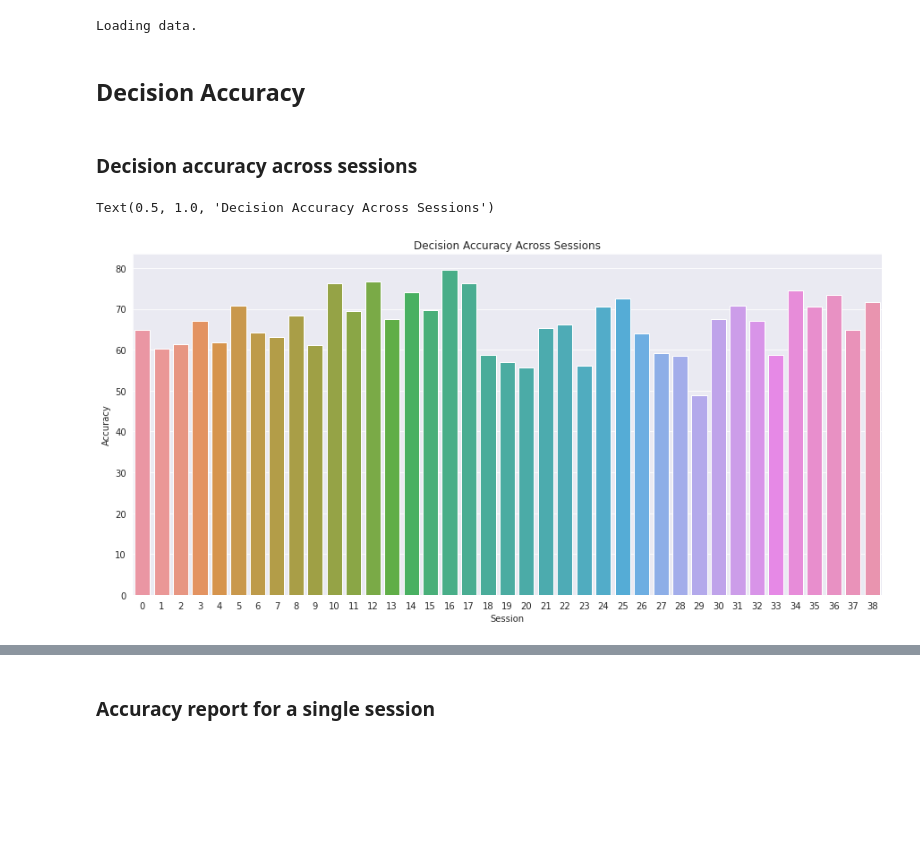
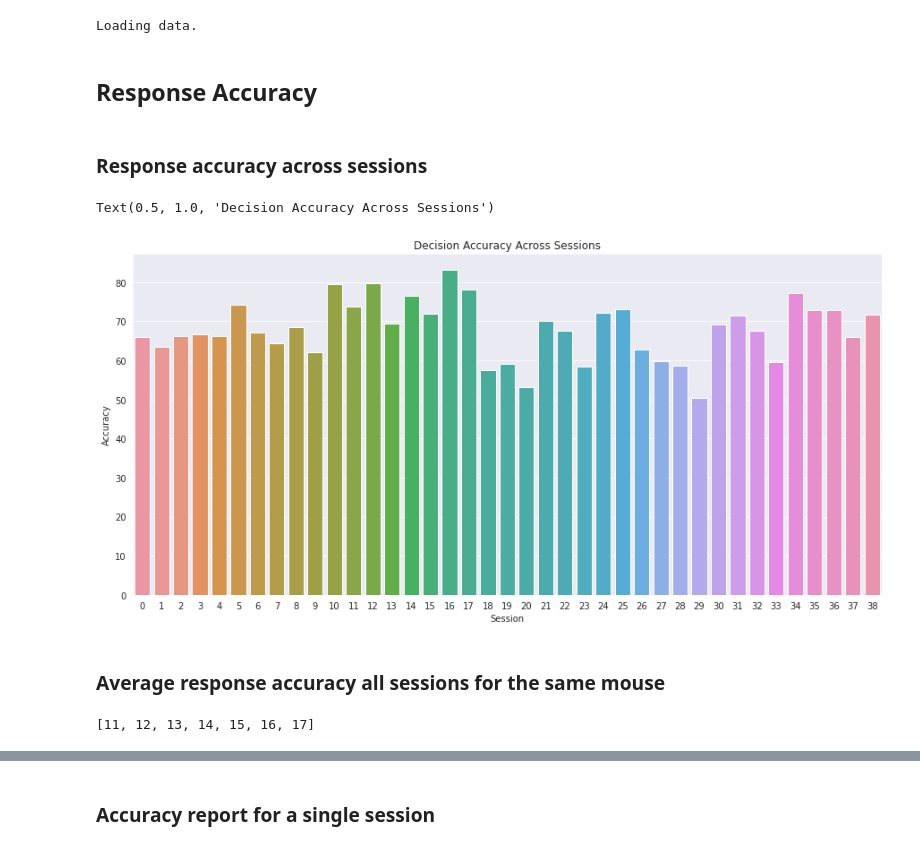
Before and after one commit to theairbend3r/spiking-brains, a Jupyter notebook: 02_behaviour_analysis.ipynb, the cells around one changed output, grey strips where cells are left out. Drawn from its saved outputs; the diff is of its cells as text; code cells hidden in the pictures; blank space fills up the shorter version.

```diff
--- a/02_behaviour_analysis.ipynb
+++ b/02_behaviour_analysis.ipynb
@@ -45,17 +46,24 @@ all_data = load_data(data_path="./data/")
 # %% [output]
 Loading data.
 # %% [markdown]
-## Decision Accuracy
+## Response Accuracy
 # %% [markdown]
-### Decision accuracy across sessions
+### Response accuracy across sessions
 # %%
 plt.figure(figsize=(15,7))
 sns.barplot(x=np.arange(len(all_data)),
-            y = [session_accuracy_report(all_data[i], plot=False) for i in range(len(all_data))]
+            y = [session_accuracy(all_data, session_id=i) for i in range(len(all_data))]
            )
 plt.xlabel("Session")
 plt.ylabel("Accuracy")
 plt.title("Decision Accuracy Across Sessions")
 # %% [output]
 Text(0.5, 1.0, 'Decision Accuracy Across Sessions')
-[figure, old version]
+[figure, new version]
+# %% [markdown]
+### Average response accuracy all sessions for the same mouse
+# %%
+single_mouse_session_ids = get_mouse_sessions(all_data=all_data, mouse_name="Lederberg")
+single_mouse_session_ids
+# %% [output]
+[11, 12, 13, 14, 15, 16, 17]
```
Also changed, not shown: parts of 49 cells of this notebook, 11 other files.
